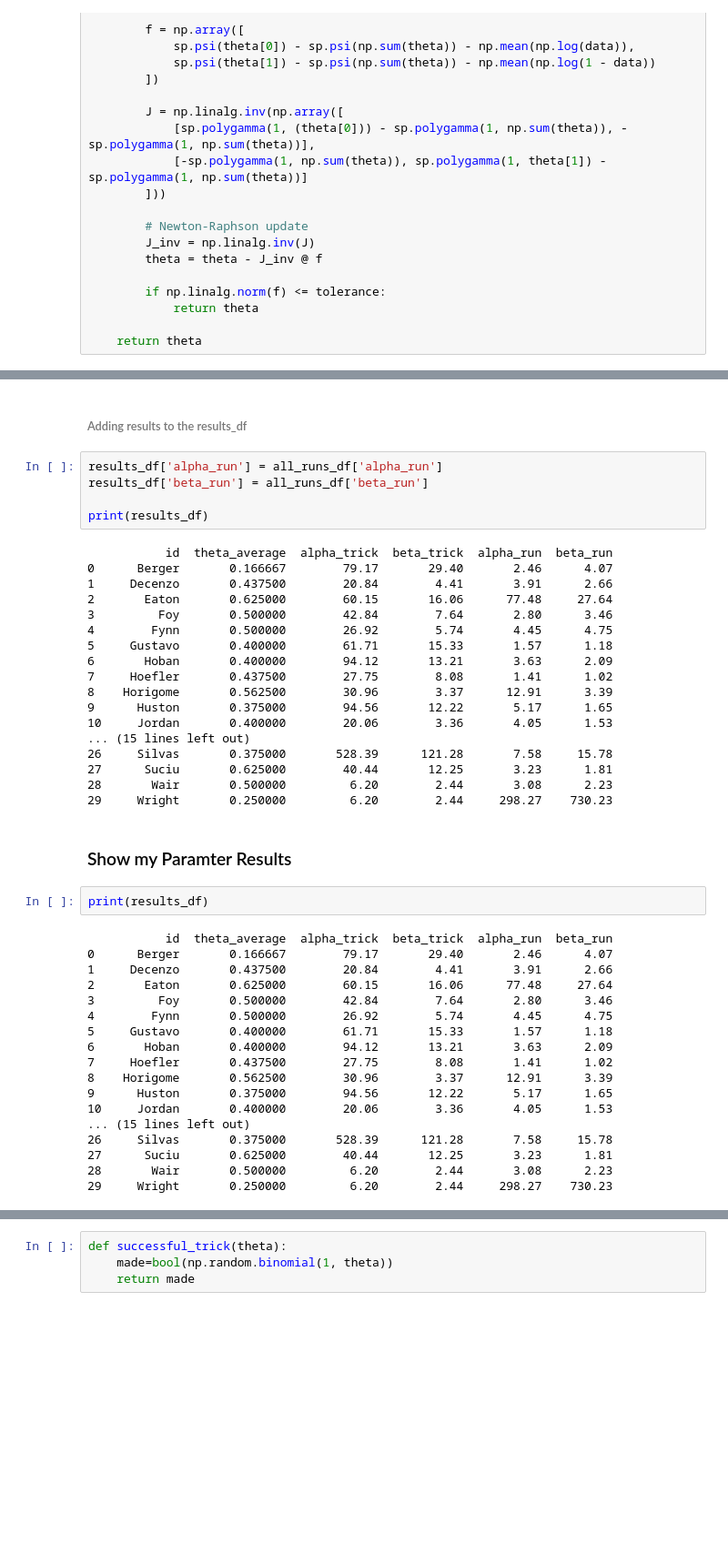
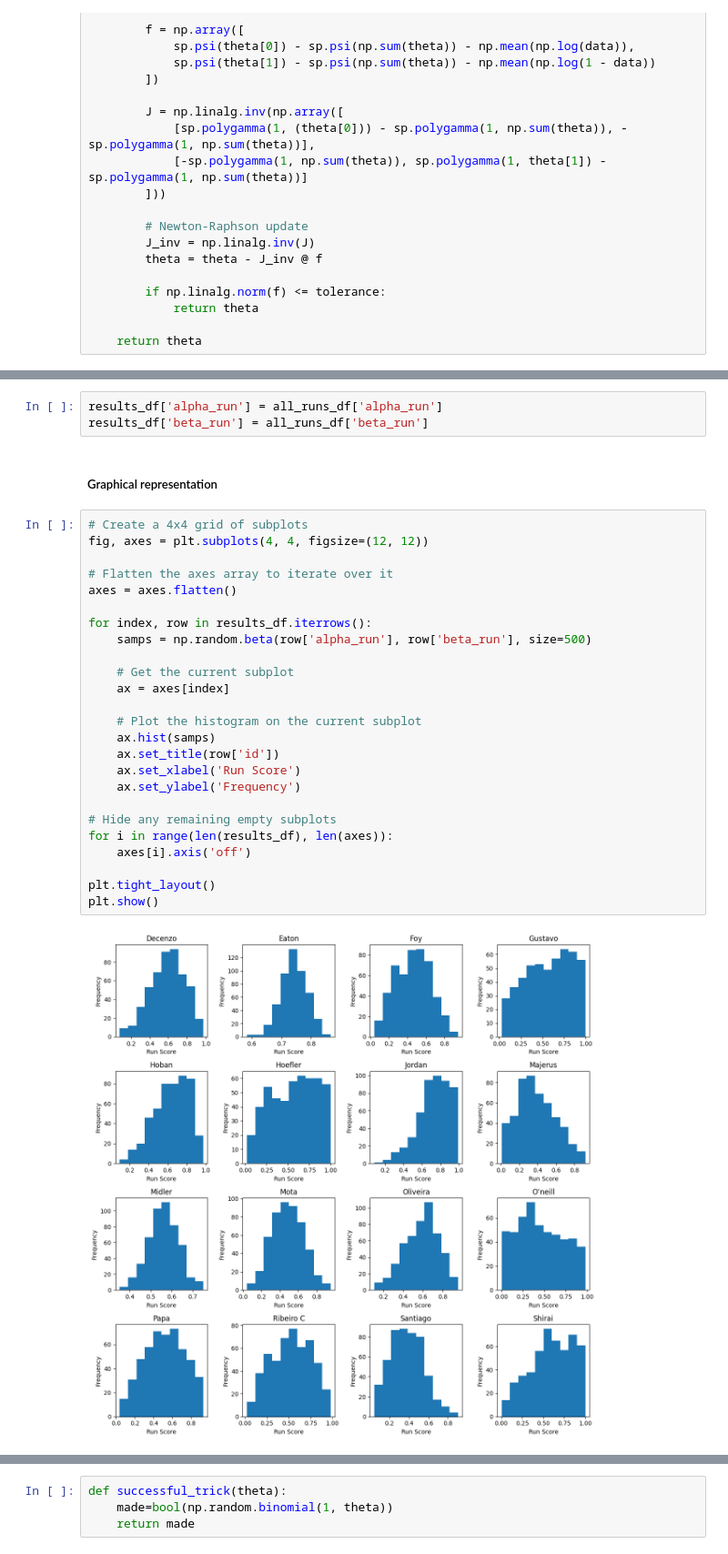
Before and after one commit to Fluntin/Statistical-Learning-and-Data-Analysis, a Jupyter notebook: Projektuppgift/Projekt.ipynb, the cells around one changed output, grey strips where cells are left out. Shown: that part at 91% size. Drawn from its saved outputs; the diff is of its cells as text; blank space fills up the shorter version.

```diff
--- a/Projektuppgift/Projekt.ipynb
+++ b/Projektuppgift/Projekt.ipynb
@@ -1022,48 +992,33 @@ Answer
-# %% [markdown]
-###### Adding results to the results_df
 # %%
 results_df['alpha_run'] = all_runs_df['alpha_run']
 results_df['beta_run'] = all_runs_df['beta_run']
-
-print(results_df)
-# %% [output]
-           id  theta_average  alpha_trick  beta_trick  alpha_run  beta_run
-0      Berger       0.166667        79.17       29.40       2.46      4.07
-1     Decenzo       0.437500        20.84        4.41       3.91      2.66
-2       Eaton       0.625000        60.15       16.06      77.48     27.64
-3         Foy       0.500000        42.84        7.64       2.80      3.46
-4        Fynn       0.500000        26.92        5.74       4.45      4.75
-5     Gustavo       0.400000        61.71       15.33       1.57      1.18
-6       Hoban       0.400000        94.12       13.21       3.63      2.09
-7     Hoefler       0.437500        27.75        8.08       1.41      1.02
-8    Horigome       0.562500        30.96        3.37      12.91      3.39
-9      Huston       0.375000        94.56       12.22       5.17      1.65
-10     Jordan       0.400000        20.06        3.36       4.05      1.53
-... (15 lines left out)
-26     Silvas       0.375000       528.39      121.28       7.58     15.78
-27      Suciu       0.625000        40.44       12.25       3.23      1.81
-28       Wair       0.500000         6.20        2.44       3.08      2.23
-29     Wright       0.250000         6.20        2.44     298.27    730.23
-# %% [markdown]
-### Show my Paramter Results
-# %%
-print(results_df)
-# %% [output]
-           id  theta_average  alpha_trick  beta_trick  alpha_run  beta_run
-0      Berger       0.166667        79.17       29.40       2.46      4.07
-1     Decenzo       0.437500        20.84        4.41       3.91      2.66
-2       Eaton       0.625000        60.15       16.06      77.48     27.64
-3         Foy       0.500000        42.84        7.64       2.80      3.46
-4        Fynn       0.500000        26.92        5.74       4.45      4.75
-5     Gustavo       0.400000        61.71       15.33       1.57      1.18
-6       Hoban       0.400000        94.12       13.21       3.63      2.09
-7     Hoefler       0.437500        27.75        8.08       1.41      1.02
-8    Horigome       0.562500        30.96        3.37      12.91      3.39
-9      Huston       0.375000        94.56       12.22       5.17      1.65
-10     Jordan       0.400000        20.06        3.36       4.05      1.53
-... (15 lines left out)
-26     Silvas       0.375000       528.39      121.28       7.58     15.78
-27      Suciu       0.625000        40.44       12.25       3.23      1.81
-28       Wair       0.500000         6.20        2.44       3.08      2.23
-29     Wright       0.250000         6.20        2.44     298.27    730.23
+# %% [markdown]
+##### Graphical representation
+# %%
+# Create a 4x4 grid of subplots
+fig, axes = plt.subplots(4, 4, figsize=(12, 12))
+
+# Flatten the axes array to iterate over it
+axes = axes.flatten()
+
+for index, row in results_df.iterrows():
+    samps = np.random.beta(row['alpha_run'], row['beta_run'], size=500)
+
+    # Get the current subplot
+    ax = axes[index]
+
+    # Plot the histogram on the current subplot
+    ax.hist(samps)
+    ax.set_title(row['id'])
+    ax.set_xlabel('Run Score')
+    ax.set_ylabel('Frequency')
+
+# Hide any remaining empty subplots
+for i in range(len(results_df), len(axes)):
+    axes[i].axis('off')
+
+plt.tight_layout()
+plt.show()
+# %% [output]
+[figure, added]
 # %% [markdown]
```
Also changed, not shown: parts of 96 cells of this notebook, 2 other files.
